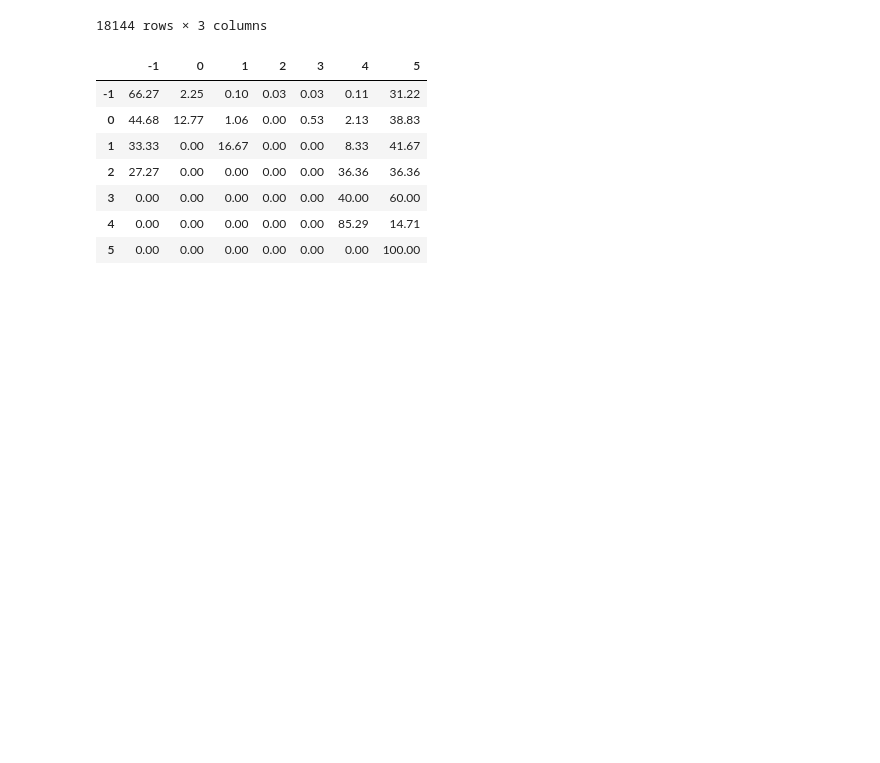
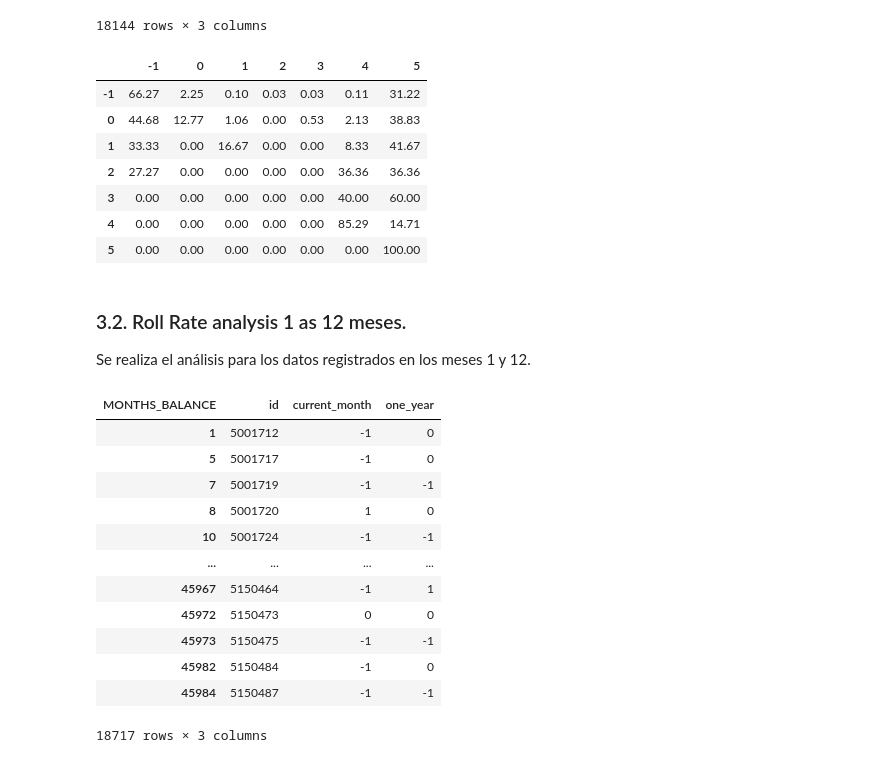
Before and after one commit to difercast/credit-card-risk-management, a Jupyter notebook: src/1-roll-rate-analysis.ipynb, the cells around one changed output. Drawn from its saved outputs; the diff is of its cells as text; code cells hidden in the pictures; blank space fills up the shorter version.

Commit message:
roll rate analysis para el mes actual

```diff
--- a/src/1-roll-rate-analysis.ipynb
+++ b/src/1-roll-rate-analysis.ipynb
@@ -101,9 +100,9 @@ Primero se realiza el análisis tomando como referencia el mes actual en compara
 # %%
-pivot_tb = pivot_tb[['ID', -11, -17]]
-pivot_tb = pivot_tb[(pivot_tb[-11].notna()) & (pivot_tb[-17].notna())]
-pivot_tb = pivot_tb[(pivot_tb[-11] != -2) & (pivot_tb[-17] != -2)]
-pivot_tb = pivot_tb.rename(columns={'ID':'id',-11:'oye_year', -17:'eighteen_months'})
-pivot_tb
+pivot_tb_one_year = pivot_tb[['ID', -11, -17]]
+pivot_tb_one_year = pivot_tb_one_year[(pivot_tb_one_year[-11].notna()) & (pivot_tb_one_year[-17].notna())]
+pivot_tb_one_year = pivot_tb_one_year[(pivot_tb_one_year[-11] != -2) & (pivot_tb_one_year[-17] != -2)]
+pivot_tb_one_year = pivot_tb_one_year.rename(columns={'ID':'id',-11:'oye_year', -17:'eighteen_months'})
+pivot_tb_one_year
 # %% [output]
 | MONTHS_BALANCE | id | oye_year | eighteen_months |
 | 1 | 5001712 | 0.00 | 0.00 |
@@ -119,9 +118,9 @@ pivot_tb
 | 45984 | 5150487 | -1.00 | -1.00 |
 18144 rows × 3 columns
 # %%
-pivot_tb['oye_year'] = pivot_tb['oye_year'].astype('int')
-pivot_tb['eighteen_months'] = pivot_tb['eighteen_months'].astype('int')
-pivot_tb
+pivot_tb_one_year['oye_year'] = pivot_tb_one_year['oye_year'].astype('int')
+pivot_tb_one_year['eighteen_months'] = pivot_tb_one_year['eighteen_months'].astype('int')
+pivot_tb_one_year
 # %% [output]
 | MONTHS_BALANCE | id | oye_year | eighteen_months |
 | 1 | 5001712 | 0 | 0 |
@@ -158,3 +157,30 @@ matriz_df
 | 3 | 0.00 | 0.00 | 0.00 | 0.00 | 0.00 | 40.00 | 60.00 |
 | 4 | 0.00 | 0.00 | 0.00 | 0.00 | 0.00 | 85.29 | 14.71 |
 | 5 | 0.00 | 0.00 | 0.00 | 0.00 | 0.00 | 0.00 | 100.00 |
+# %% [markdown]
+### 3.2. Roll Rate analysis 1 as 12 meses.
+
+Se realiza el análisis para los datos registrados en los meses 1 y 12.
+# %%
+pivot_tb_current_month = pivot_tb[['ID', 0, -11]]
+pivot_tb_current_month = pivot_tb_current_month[(pivot_tb_current_month[0].notna()) & (pivot_tb_current_month[-11].notna())]
+pivot_tb_current_month = pivot_tb_current_month[(pivot_tb_current_month[0] != -2) & (pivot_tb_current_month[-11] != -2)]
+pivot_tb_current_month = pivot_tb_current_month.rename(columns={'ID':'id',0:'current_month', -11:'one_year'})
+
+pivot_tb_current_month['current_month'] = pivot_tb_current_month['current_month'].astype('int')
+pivot_tb_current_month['one_year'] = pivot_tb_current_month['one_year'].astype('int')
+pivot_tb_current_month
+# %% [output]
+| MONTHS_BALANCE | id | current_month | one_year |
+| 1 | 5001712 | -1 | 0 |
+| 5 | 5001717 | -1 | 0 |
+| 7 | 5001719 | -1 | -1 |
+| 8 | 5001720 | 1 | 0 |
+| 10 | 5001724 | -1 | -1 |
+| ... | ... | ... | ... |
+| 45967 | 5150464 | -1 | 1 |
+| 45972 | 5150473 | 0 | 0 |
+| 45973 | 5150475 | -1 | -1 |
+| 45982 | 5150484 | -1 | 0 |
+| 45984 | 5150487 | -1 | -1 |
+18717 rows × 3 columns
```
Also changed, not shown: parts of 5 cells of this notebook.
